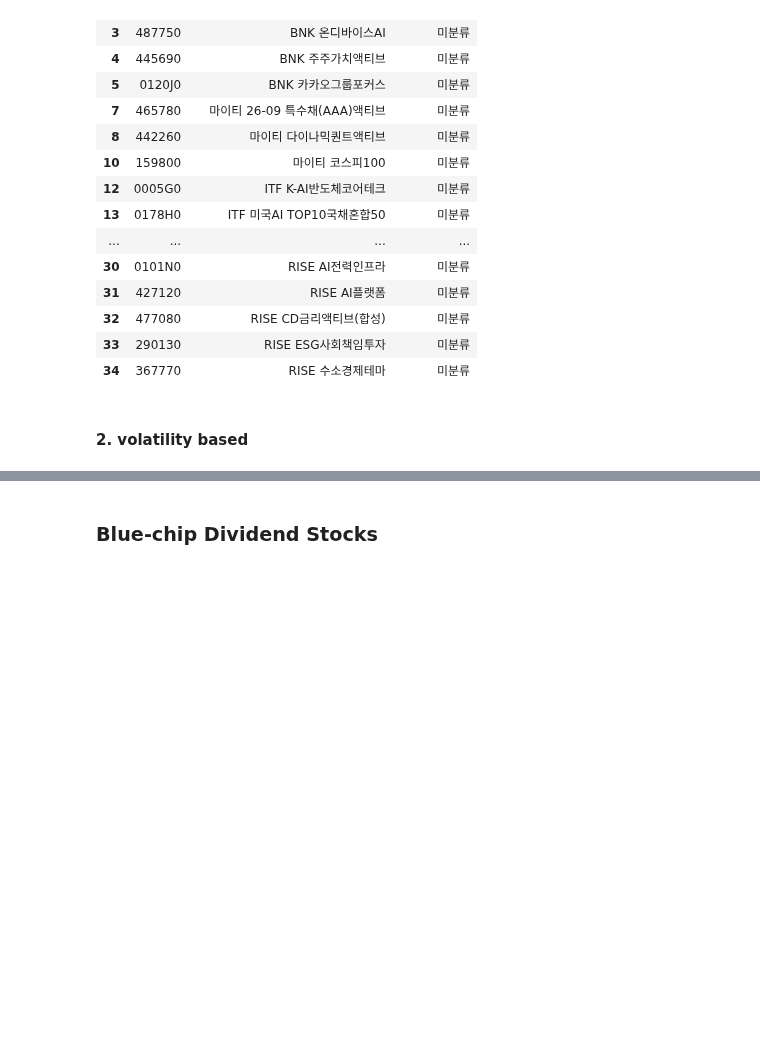
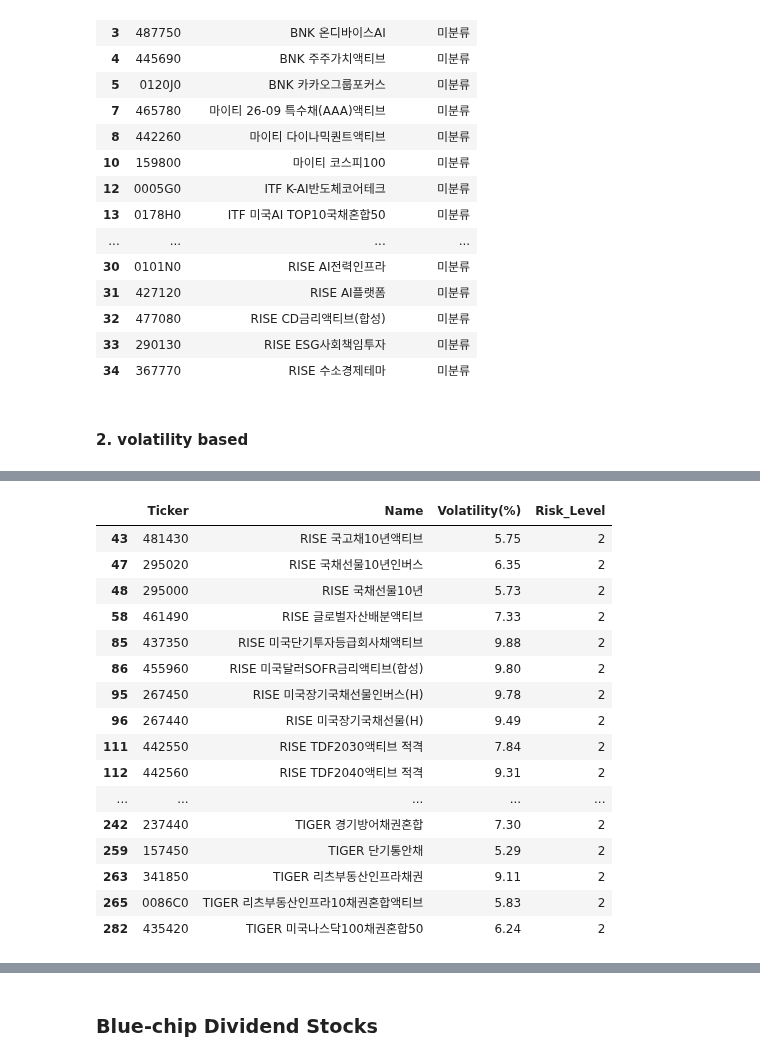
Before and after one commit to LeeJungYeonn/life-to-fin-recsys, a Jupyter notebook: code/pykrx_test.ipynb, the cells around one changed output, grey strips where cells are left out. Drawn from its saved outputs; the diff is of its cells as text; code cells hidden in the pictures; blank space fills up the shorter version.

```diff
--- a/code/pykrx_test.ipynb
+++ b/code/pykrx_test.ipynb
@@ -216,0 +242,20 @@ KeyboardInterrupt:
+# %%
+df_volatility[df_volatility['Risk_Level'] == 2]
+# %% [output]
+|  | Ticker | Name | Volatility(%) | Risk_Level |
+| 43 | 481430 | RISE 국고채10년액티브 | 5.75 | 2 |
+| 47 | 295020 | RISE 국채선물10년인버스 | 6.35 | 2 |
+| 48 | 295000 | RISE 국채선물10년 | 5.73 | 2 |
+| 58 | 461490 | RISE 글로벌자산배분액티브 | 7.33 | 2 |
+| 85 | 437350 | RISE 미국단기투자등급회사채액티브 | 9.88 | 2 |
+| 86 | 455960 | RISE 미국달러SOFR금리액티브(합성) | 9.80 | 2 |
+| 95 | 267450 | RISE 미국장기국채선물인버스(H) | 9.78 | 2 |
+| 96 | 267440 | RISE 미국장기국채선물(H) | 9.49 | 2 |
+| 111 | 442550 | RISE TDF2030액티브 적격 | 7.84 | 2 |
+| 112 | 442560 | RISE TDF2040액티브 적격 | 9.31 | 2 |
+| ... | ... | ... | ... | ... |
+| 242 | 237440 | TIGER 경기방어채권혼합 | 7.30 | 2 |
+| 259 | 157450 | TIGER 단기통안채 | 5.29 | 2 |
+| 263 | 341850 | TIGER 리츠부동산인프라채권 | 9.11 | 2 |
+| 265 | 0086C0 | TIGER 리츠부동산인프라10채권혼합액티브 | 5.83 | 2 |
+| 282 | 435420 | TIGER 미국나스닥100채권혼합50 | 6.24 | 2 |
```
Also changed, not shown: parts of 6 cells of this notebook.
